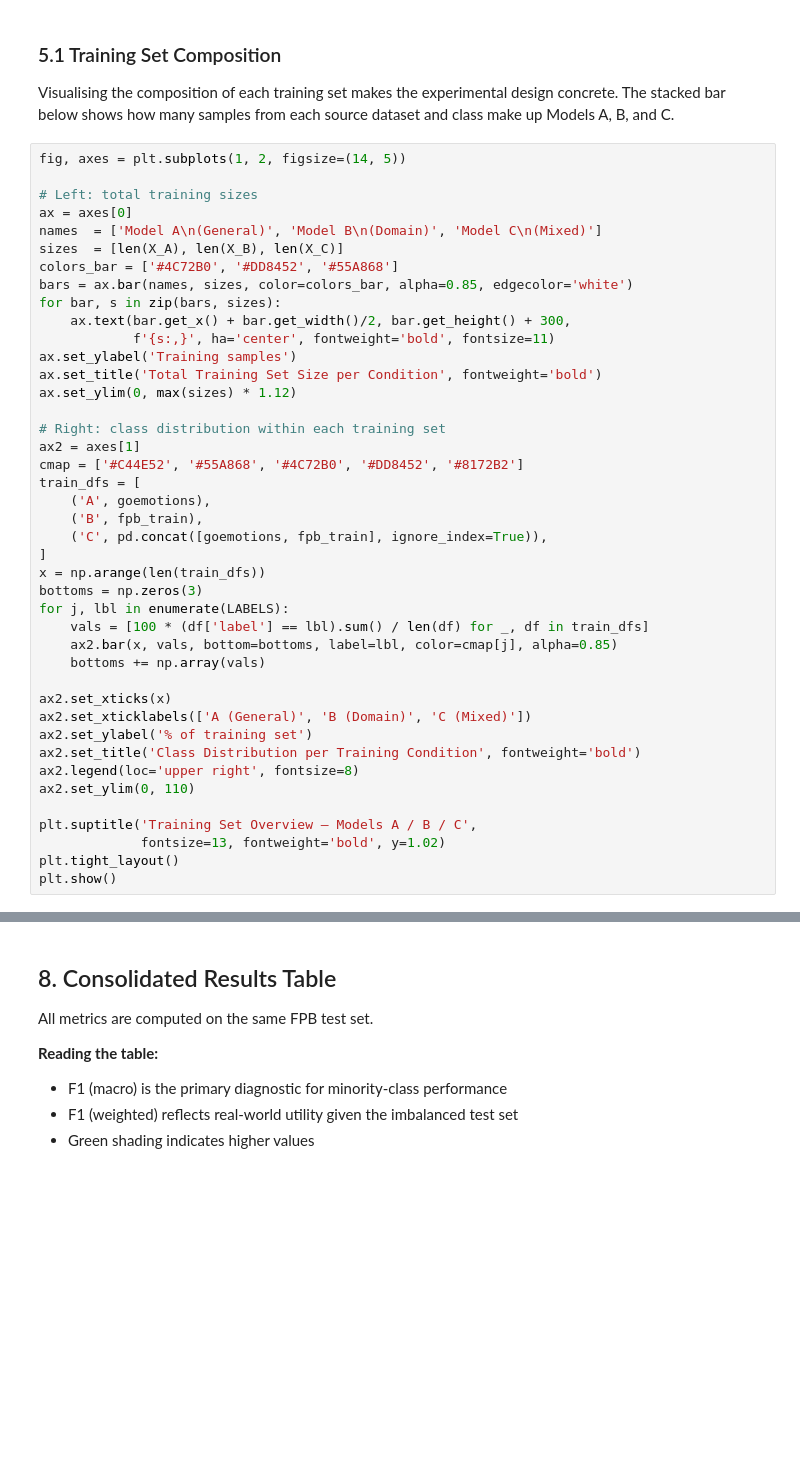
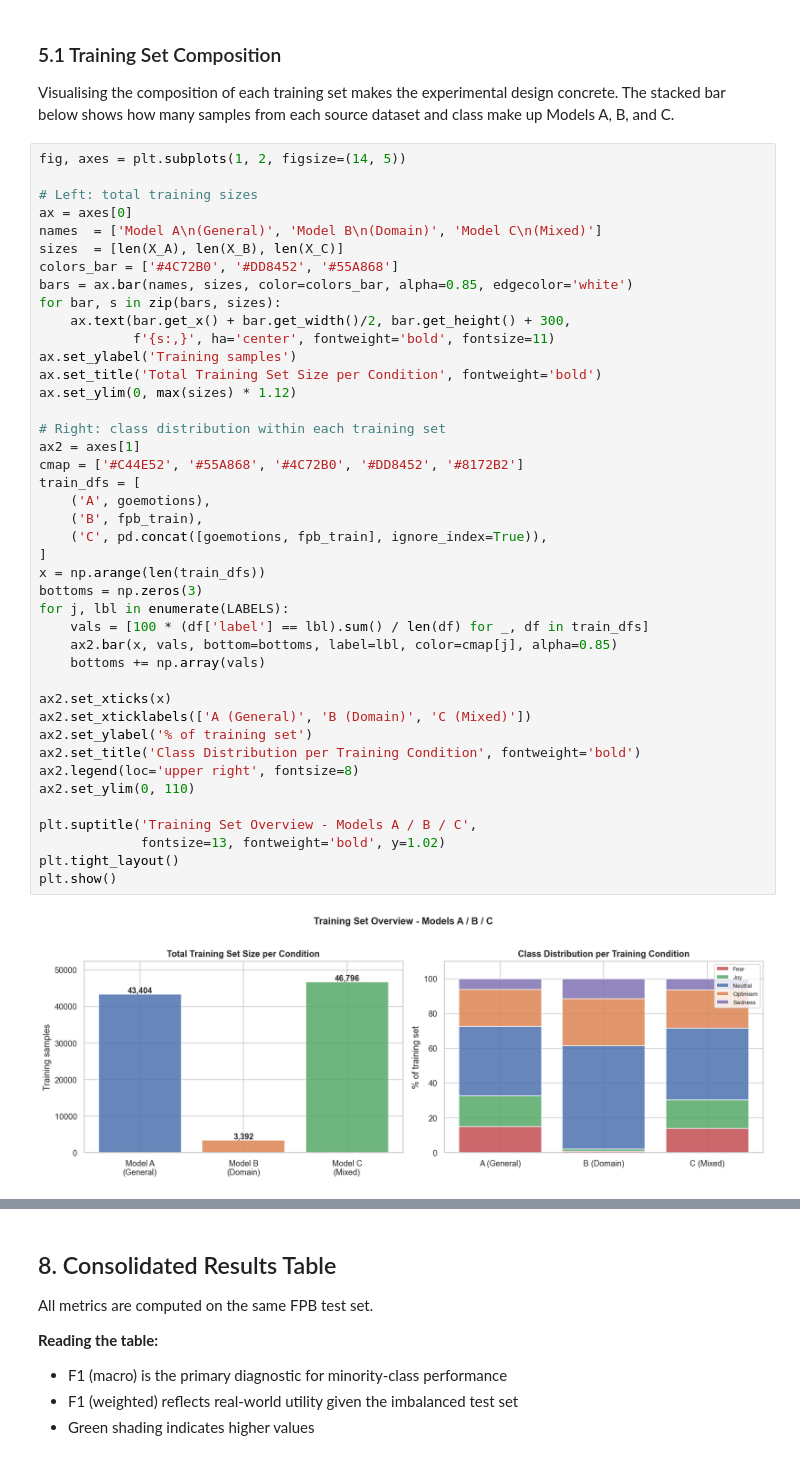
Before and after one commit to Kevinmonitor/TECHNOLOGY-DESIGN-PROJECT, a Jupyter notebook: notebooks/baseline_modelling.ipynb, the cells around one changed output, grey strips where cells are left out. Saved outputs shown, nothing was run; the diff lists cells and outputs as text; blank space fills up the shorter version.

```diff
--- a/notebooks/baseline_modelling.ipynb
+++ b/notebooks/baseline_modelling.ipynb
@@ -566,34 +660,36 @@ for bar, s in zip(bars, sizes):
             f'{s:,}', ha='center', fontweight='bold', fontsize=11)
 ax.set_ylabel('Training samples')
 ax.set_title('Total Training Set Size per Condition', fontweight='bold')
 ax.set_ylim(0, max(sizes) * 1.12)
 
 # Right: class distribution within each training set
 ax2 = axes[1]
 cmap = ['#C44E52', '#55A868', '#4C72B0', '#DD8452', '#8172B2']
 train_dfs = [
     ('A', goemotions),
     ('B', fpb_train),
     ('C', pd.concat([goemotions, fpb_train], ignore_index=True)),
 ]
 x = np.arange(len(train_dfs))
 bottoms = np.zeros(3)
 for j, lbl in enumerate(LABELS):
     vals = [100 * (df['label'] == lbl).sum() / len(df) for _, df in train_dfs]
     ax2.bar(x, vals, bottom=bottoms, label=lbl, color=cmap[j], alpha=0.85)
     bottoms += np.array(vals)
 
 ax2.set_xticks(x)
 ax2.set_xticklabels(['A (General)', 'B (Domain)', 'C (Mixed)'])
 ax2.set_ylabel('% of training set')
 ax2.set_title('Class Distribution per Training Condition', fontweight='bold')
 ax2.legend(loc='upper right', fontsize=8)
 ax2.set_ylim(0, 110)
 
-plt.suptitle('Training Set Overview — Models A / B / C',
+plt.suptitle('Training Set Overview - Models A / B / C',
              fontsize=13, fontweight='bold', y=1.02)
 plt.tight_layout()
 plt.show()
+# %% [output]
+[figure, added]
 # %% [markdown]
 ## 6. Build TF-IDF Pipelines
 
```
Also changed, not shown: parts of 88 cells of this notebook, 1 other file.
